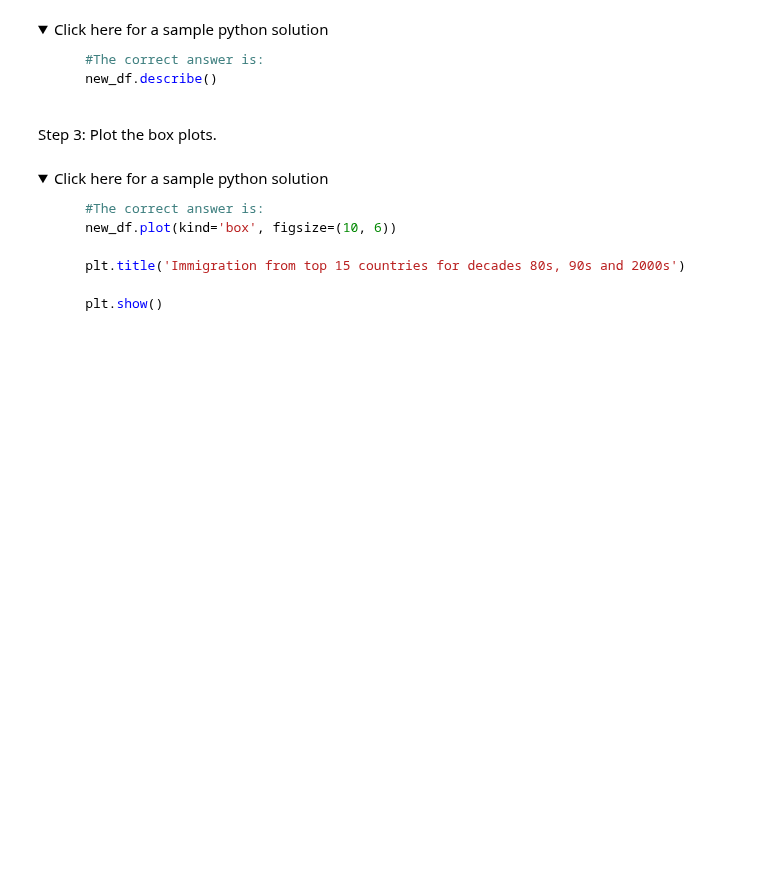
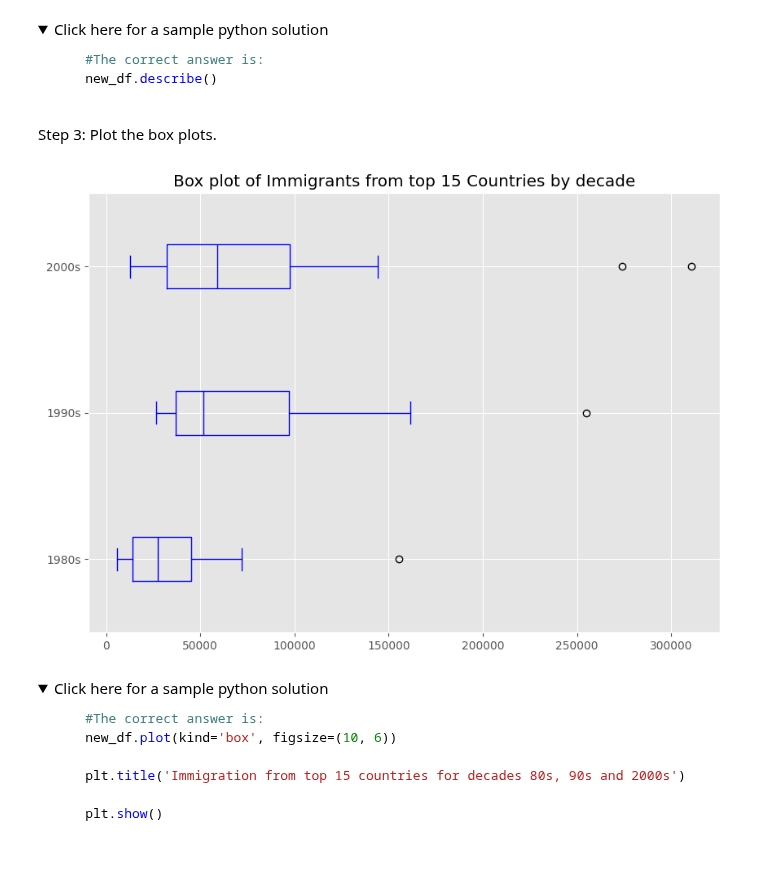
Before and after one commit to CxLos/IBM-Practice-Labs, a Jupyter notebook: 8. Data Visualization with Python/W2 - Basic and Specialized Visualization Tools/Labs/DV0101EN-Exercise-Pie-Charts-Box-Plots-Scatter-Plots-and-Bubble-Plots.ipynb, the cells around one changed output. Drawn from its saved outputs; the diff is of its cells as text; code cells hidden in the pictures; folded sections open; blank space fills up the shorter version.

```diff
--- a/8. Data Visualization with Python/W2 - Basic and Specialized Visualization Tools/Labs/DV0101EN-Exercise-Pie-Charts-Box-Plots-Scatter-Plots-and-Bubble-Plots.ipynb
+++ b/8. Data Visualization with Python/W2 - Basic and Specialized Visualization Tools/Labs/DV0101EN-Exercise-Pie-Charts-Box-Plots-Scatter-Plots-and-Bubble-Plots.ipynb
@@ -404,3 +486,6 @@ Step 1: Get the dataset. Get the top 15 countries based on Total immigrant popul
 
 # df_top15 = ...
 # df_top15
+
+df_decade = df_can.sort_values(['Total'], ascending=False, axis=0).head(15)
+df_decade
@@ -423,3 +527,18 @@ Step 2: Create a new dataframe which contains the aggregate for each decade. One
 3.  Merge the three series into a new data frame. Call your dataframe **new_df**.
 # %%
 ### type your answer here
+
+year8 = list(map(str, range(1980, 1989)))
+year9 = list(map(str, range(1990, 1999)))
+year2 = list(map(str, range(2000, 2009)))
+
+# Create mini dataframes for each decade
+df_8 = df_decade.loc[:, year8].sum(axis=1)
+df_9 = df_decade.loc[:, year9].sum(axis=1)
+df_2 = df_decade.loc[:, year2].sum(axis=1)
+# print(df_2)
+
+# New Dataframe
+new_df = pd.DataFrame({'1980s': df_8, '1990s': df_9, '2000s': df_2})
+
+print(new_df.head())
@@ -466,6 +604,14 @@ Let's learn more about the statistics associated with the dataframe using the `d
 Step 3: Plot the box plots.
 # %%
 ### type your answer here
+
+new_df.plot(kind='box', figsize=(10, 7), color='blue', vert=False)
+
+plt.title('Box plot of Immigrants from top 15 Countries by decade')
+# plt.ylabel('Number of Immigrants')
+plt.show()
+# %% [output]
+[figure, added]
 # %% [markdown]
 <details><summary>Click here for a sample python solution</summary>
 
```
Also changed, not shown: parts of 23 cells of this notebook, 1 other file.
